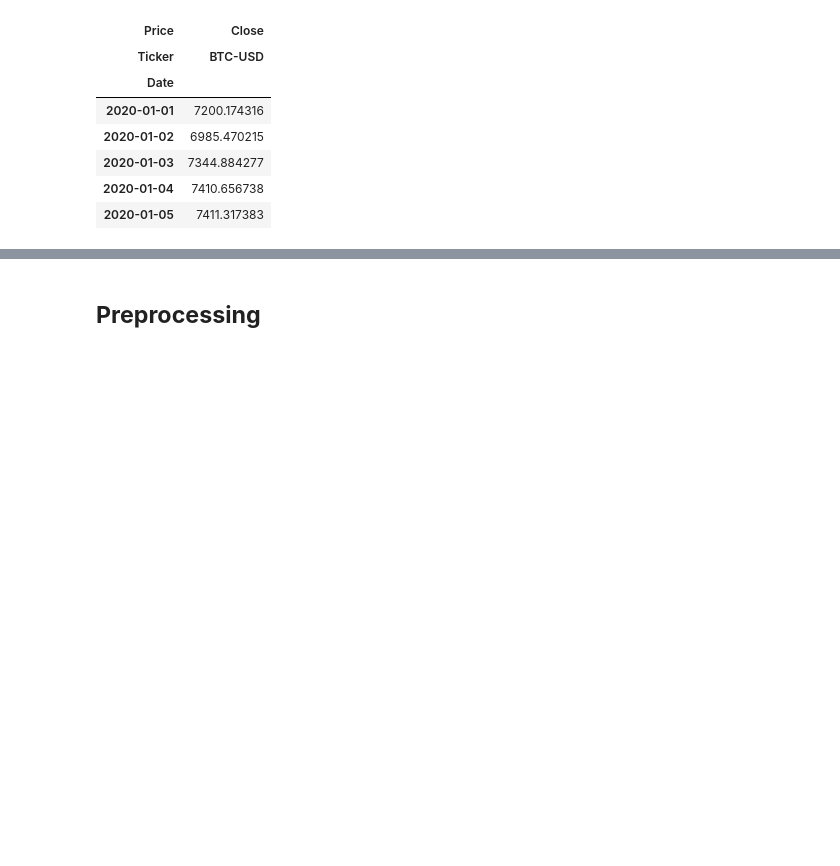
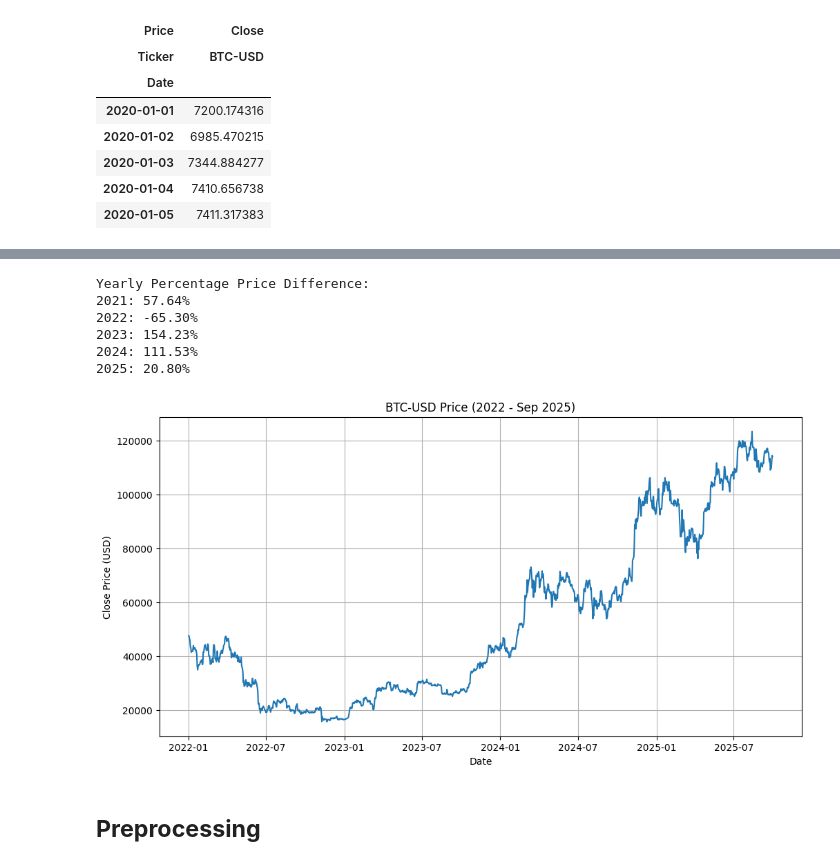
Before and after one commit to billycemerson/btc-forecasting, a Jupyter notebook: src/full-code.ipynb, the cells around one changed output, grey strips where cells are left out. Cells and saved outputs as stored; diff of their text form; code cells hidden in the pictures; blank space fills up the shorter version.

```diff
--- a/src/full-code.ipynb
+++ b/src/full-code.ipynb
@@ -95,3 +95,62 @@ memory usage: 33.1 KB
+# %%
+# Calculate yearly percentage change
+yearly_changes = {}
+for year in range(2021, 2026):
+    start_of_year = f'{year}-01-01'
+    if year == 2025:
+        end_of_year = '2025-09-30'
+    else:
+        end_of_year = f'{year}-12-31'
+
+    # Get the first and last closing price of the year
+    try:
+        start_price = data.loc[start_of_year]['Close'].iloc[0]
+        # Check if the end of the year is in the data, otherwise use the last available date of the year
+        if end_of_year in data.index:
+            end_price = data.loc[end_of_year]['Close'].iloc[-1]
+        else:
+            # Find the last available date for the current year within the specified range
+            last_date_of_year_in_range = data.loc[str(year)].index.max()
+            if pd.to_datetime(end_of_year) <= last_date_of_year_in_range:
+                 end_price = data.loc[end_of_year]['Close'].iloc[-1]
+            else:
+                end_price = data.loc[last_date_of_year_in_range]['Close'].iloc[-1]
+
+
+        percentage_change = ((end_price - start_price) / start_price) * 100
+        yearly_changes[year] = percentage_change
+    except KeyError:
+        # Handle cases where there is no data for the start of the year
+        yearly_changes[year] = "No data for the start of the year"
+    except IndexError:
+        # Handle cases where there is no data for the year
+        yearly_changes[year] = "No data for the full year"
+
+
+# Print the results
+print("Yearly Percentage Price Difference:")
+for year, change in yearly_changes.items():
+    print(f"{year}: {change:.2f}%" if isinstance(change, float) else f"{year}: {change}")
+# %% [output]
+Yearly Percentage Price Difference:
+2021: 57.64%
+2022: -65.30%
+2023: 154.23%
+2024: 111.53%
+2025: 20.80%
+# %%
+# Plot price data for the specified period
+data_plot = data.loc['2022-01-01':'2025-09-30']
+
+plt.figure(figsize=(12, 6))
+plt.plot(data_plot.index, data_plot['Close'])
+plt.title('BTC-USD Price (2022 - Sep 2025)')
+plt.xlabel('Date')
+plt.ylabel('Close Price (USD)')
+plt.grid(True)
+plt.show()
+# %% [output]
+[figure, added]
 # %% [markdown]
 ## **Preprocessing**
 # %%
```
Also changed, not shown: parts of 12 cells of this notebook.
